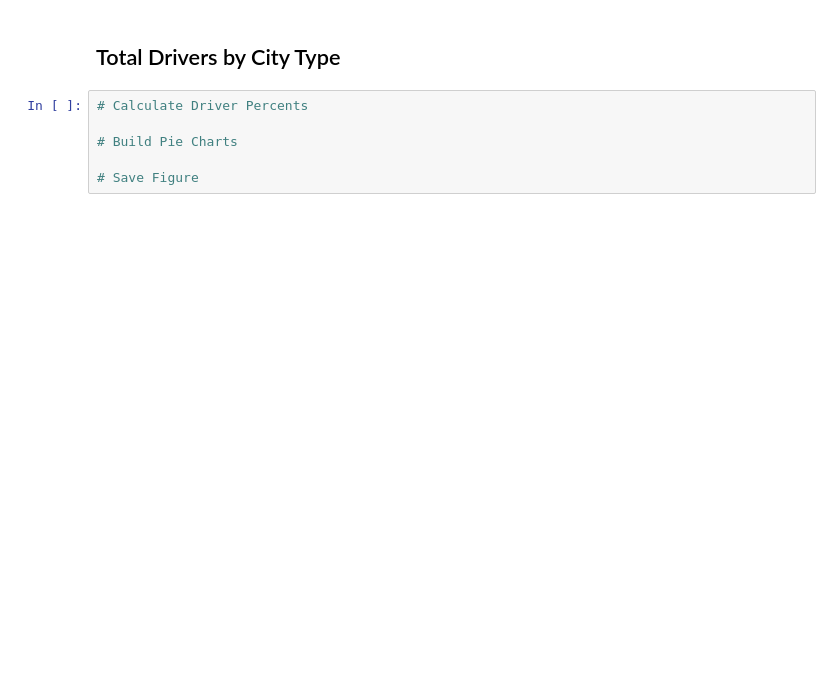
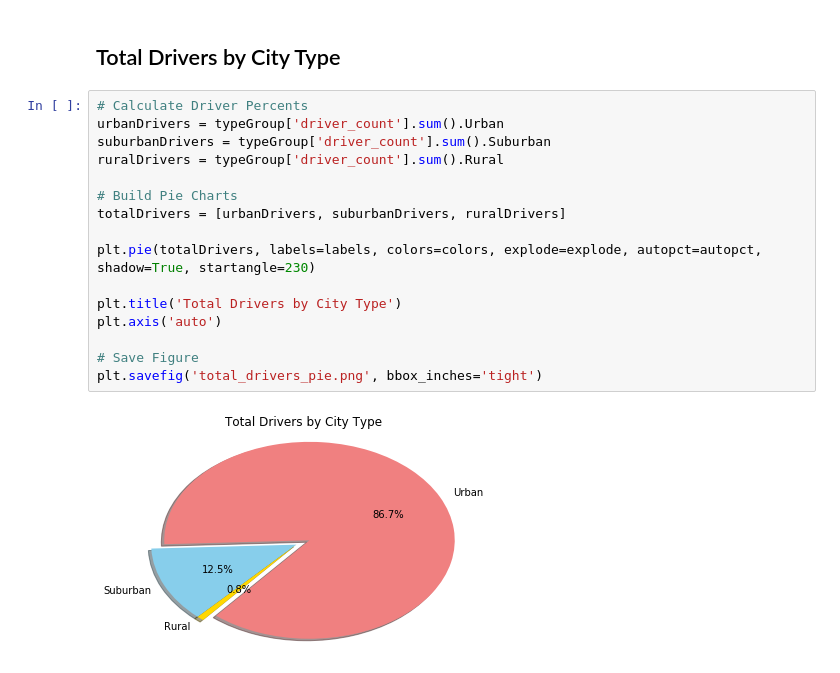
Before and after one commit to alexanderframe/Pyber, a Jupyter notebook: afPyber.ipynb, the cells around one changed output. Cells and saved outputs as stored; diff of their text form; blank space fills up the shorter version.

```diff
--- a/afPyber.ipynb
+++ b/afPyber.ipynb
@@ -152,11 +155,23 @@ plt.show()
 # %% [markdown]
 ## Total Drivers by City Type
-# %%
-# Calculate Driver Percents
-
-# Build Pie Charts
-
-# Save Figure
+# %%
+# Calculate Driver Percents
+urbanDrivers = typeGroup['driver_count'].sum().Urban
+suburbanDrivers = typeGroup['driver_count'].sum().Suburban
+ruralDrivers = typeGroup['driver_count'].sum().Rural
+
+# Build Pie Charts
+totalDrivers = [urbanDrivers, suburbanDrivers, ruralDrivers]
+
+plt.pie(totalDrivers, labels=labels, colors=colors, explode=explode, autopct=autopct, shadow=True, startangle=230)
+
+plt.title('Total Drivers by City Type')
+plt.axis('auto')
+
+# Save Figure
+plt.savefig('total_drivers_pie.png', bbox_inches='tight')
+# %% [output]
+[figure, added]
 # %%
 # Show Figure
 plt.show()
```
Also changed, not shown: parts of 14 cells of this notebook, 4 other files.
